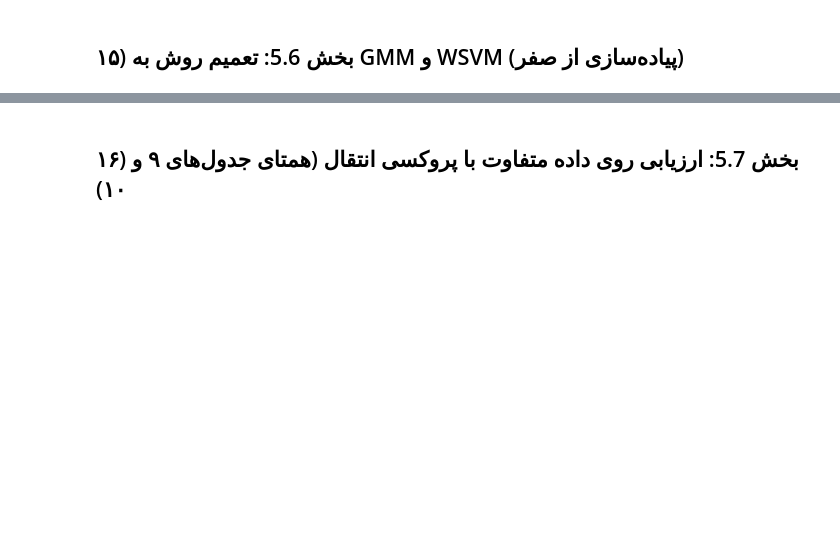
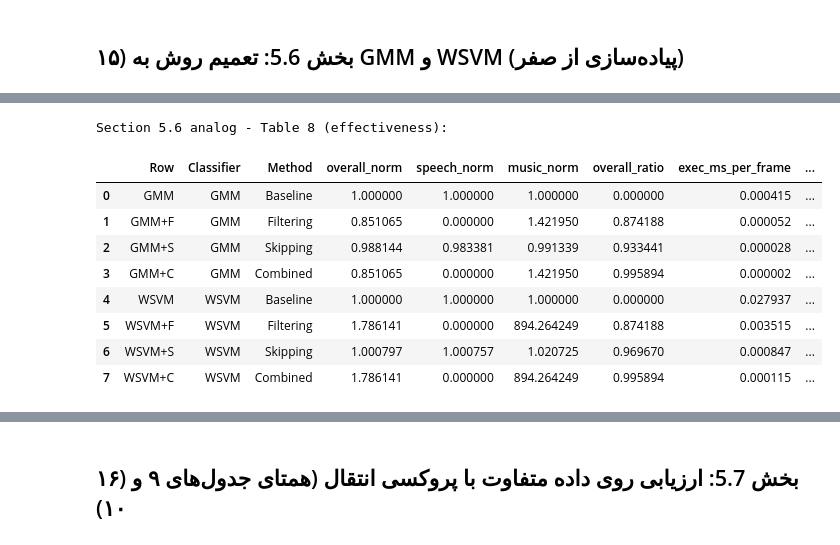
Before and after one commit to mmnsrti/Efficient-implementation-techniques-of-an-SVM-based-speechmusic, a Jupyter notebook: 02_smv_svm_extended_reproduction_sections_5_4_to_5_7.ipynb, the cells around one changed output, grey strips where cells are left out. Cells and saved outputs as stored; diff of their text form; code cells hidden in the pictures; blank space fills up the shorter version.

```diff
--- a/02_smv_svm_extended_reproduction_sections_5_4_to_5_7.ipynb
+++ b/02_smv_svm_extended_reproduction_sections_5_4_to_5_7.ipynb
@@ -2006,53 +2246,18 @@ display(sec56_table7)
 # %%
-
-SEC56_ENERGY_FACTOR = {
-    'GMM': 0.429 / 0.107,
-    'WSVM': 61.148 / 17.200,
-}
-
-sec56_table8_rows = []
-for classifier_name in ['GMM', 'WSVM']:
-    classifier_best = sec56_best_by_classifier[classifier_name]
-    _, classifier_metrics = evaluate_method_bundle(
-        paper_test_sets,
-        classifier_best['cache'],
-        classifier_best['best_filter'],
-        classifier_best['best_skip'],
-        classifier_best['best_combined'],
-        combined_order='filter_then_skip',
-    )
-    baseline_metrics = classifier_metrics['Baseline']
-
-    for method_name in METHOD_ORDER:
-        method_metrics = classifier_metrics[method_name]
-        if method_name == 'Baseline':
-            row_label = classifier_name
-        elif method_name == 'Filtering':
-            row_label = f'{classifier_name}+F'
-        elif method_name == 'Skipping':
-            row_label = f'{classifier_name}+S'
-        else:
-            row_label = f'{classifier_name}+C'
-
-        exec_ms = classifier_best['baseline_ms'] * method_metrics['svm_call_ratio']
-        energy = exec_ms * SEC56_ENERGY_FACTOR[classifier_name]
-
-        sec56_table8_rows.append({
-            'Row': row_label,
-            'Classifier': classifier_name,
-            'Method': method_name,
-            'overall_norm': safe_div(method_metrics['accuracy'], baseline_metrics['accuracy']),
-            'speech_norm': safe_div(method_metrics['recall_speech'], baseline_metrics['recall_speech']),
-            'music_norm': safe_div(method_metrics['recall_music'], baseline_metrics['recall_music']),
-            'overall_ratio': method_metrics['overall_ratio'],
-            'exec_ms_per_frame': exec_ms,
-            'energy_mJ_per_frame_proxy': energy,
-        })
-
-sec56_table8 = pd.DataFrame(sec56_table8_rows)
 
 print('Section 5.6 analog - Table 8 (effectiveness):')
 display(sec56_table8)
+# %% [output]
+Section 5.6 analog - Table 8 (effectiveness):
+|  | Row | Classifier | Method | overall_norm | speech_norm | music_norm | overall_ratio | exec_ms_per_frame | ... |
+| 0 | GMM | GMM | Baseline | 1.000000 | 1.000000 | 1.000000 | 0.000000 | 0.000415 | ... |
+| 1 | GMM+F | GMM | Filtering | 0.851065 | 0.000000 | 1.421950 | 0.874188 | 0.000052 | ... |
+| 2 | GMM+S | GMM | Skipping | 0.988144 | 0.983381 | 0.991339 | 0.933441 | 0.000028 | ... |
+| 3 | GMM+C | GMM | Combined | 0.851065 | 0.000000 | 1.421950 | 0.995894 | 0.000002 | ... |
+| 4 | WSVM | WSVM | Baseline | 1.000000 | 1.000000 | 1.000000 | 0.000000 | 0.027937 | ... |
+| 5 | WSVM+F | WSVM | Filtering | 1.786141 | 0.000000 | 894.264249 | 0.874188 | 0.003515 | ... |
+| 6 | WSVM+S | WSVM | Skipping | 1.000797 | 1.000757 | 1.020725 | 0.969670 | 0.000847 | ... |
+| 7 | WSVM+C | WSVM | Combined | 1.786141 | 0.000000 | 894.264249 | 0.995894 | 0.000115 | ... |
 # %%
 
 fig, axes = plt.subplots(1, 2, figsize=(12.5, 4.8))
```
Also changed, not shown: parts of 27 cells of this notebook, 1 other file.
